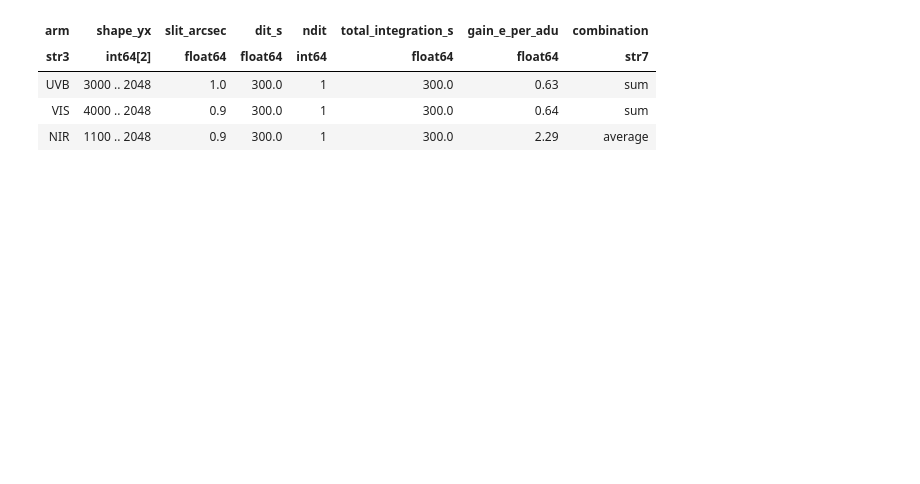
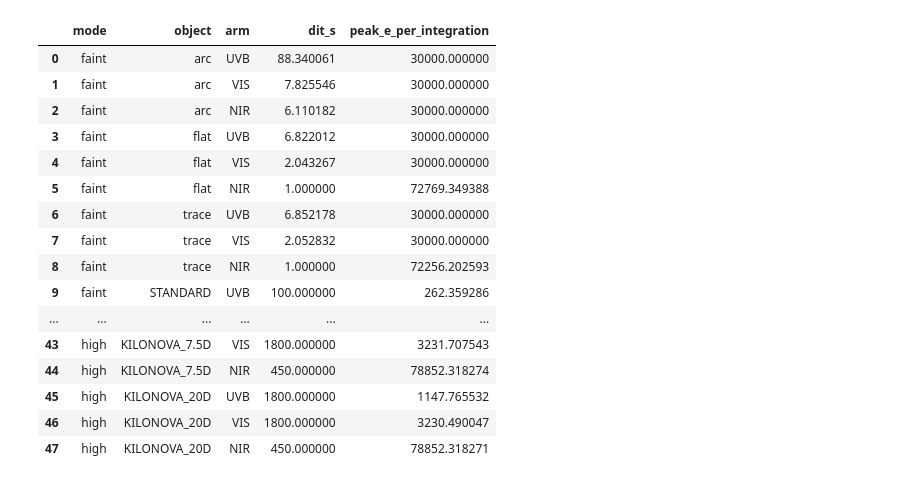
Before and after one commit to CaltechOpticalObservatories/zs-scopesim, a Jupyter notebook: notebooks/01_Kilonovae_XSHOOTER.ipynb, the cells around one changed output. Saved outputs shown, nothing was run; the diff lists cells and outputs as text; code cells hidden in the pictures; blank space fills up the shorter version.

```diff
--- a/notebooks/01_Kilonovae_XSHOOTER.ipynb
+++ b/notebooks/01_Kilonovae_XSHOOTER.ipynb
@@ -63,15 +144,64 @@ train = sim.OpticalTrain(cmds)
 # %%
-train.observe(source)
-readouts = train.readout()
-
-rows = []
-for hdul in readouts:
-    header = hdul[1].header
-    arm = header['ARM']
-    path = output_dir / f'kilonova_{phase:g}d_{arm.lower()}.fits'
-    hdul.writeto(path, overwrite=True)
-    slit_y = train['slits'].wheel_effects[header['DET_ID']].current_slit.table['y'].quantity
-    slit_width = (slit_y.max() - slit_y.min()).to_value(u.arcsec)
-    rows.append((arm, hdul[1].data.shape, slit_width, header['DIT'], header['NDIT'], header['EXPTIME'], header['GAIN'], header['COMBINE']))
-Table(rows=rows, names=['arm', 'shape_yx', 'slit_arcsec', 'dit_s', 'ndit', 'total_integration_s', 'gain_e_per_adu', 'combination'])
+for mode, settings in configurations.items():
+    directory = output_dir/mode
+    directory.mkdir(parents=True, exist_ok=True)
+    properties = {'!OBS.mjdobs': MJD, '!OBS.airmass': AIRMASS, '!OBS.seeing': SEEING, '!OBS.brightness': 'dark', '!SIM.random.seed': 62419, '!OBS.dit': 1., '!OBS.ndit': 1} | settings
+    commands = sim.UserCommands(use_instrument='XSHOOTER', set_modes=['SPEC'], properties=properties, ignore_effects=['skycalc_atmosphere'])
+    warning_prevent_sync_alt_ra_dec(commands)
+    train = sim.OpticalTrain(commands)
+    for effect in common_atmosphere:
+        train.optics_manager.add_effect(deepcopy(effect))
+    assert train['shot_noise'].include and train['readout_noise'].include
+    trains[mode] = train
+    frame_files[mode] = {'calibrations': {}, 'science': {}}
+    caldir = directory/'calibrations'
+    # Only the zero-exposure CCD readouts are retained as bias calibrations.
+    observe(train, None, mode, 'bias', disabled=calibration_disabled)
+    bias = current_readout(train, exposure_settings([0., 0., 1.], [1, 1, 1]), mode, caldir, 'bias', 'BIAS', 10)
+    bias_paths = save_readouts(bias, caldir, 'bias', 'BIAS', 'BIAS')
+    bias_paths.pop().unlink()  # The required one-second NIR read is not a bias calibration.
+    frame_files[mode]['calibrations']['bias'] = bias_paths
+    del bias
+    for label, target in [('arc', lamp), ('flat', domeflat), ('trace', short_trace)]:
+        observe(train, target, mode, label, disabled=calibration_disabled)
+        rates = detector_rates(train)
+        dits = [30000/image.max() for image in rates]
+        dits[-1] = max(1., dits[-1])  # ESO NIR noise table starts at one second.
+        for arm, dit, image in zip(ARMS, dits, rates, strict=True):
+            peak_rows.append((mode, label, arm, dit, image.max()*dit))
+        assert rates[-1].max()*dits[-1] < 89000, 'Dim the calibration source before the NIR minimum DIT saturates.'
+        kind = {'arc': 'ARCS', 'flat': 'DOMEFLAT', 'trace': 'TRACE'}[label]
+        electrons = current_readout(train, exposure_settings(dits, [1, 1, 1]), mode, caldir, label, label.upper(), {'arc': 11, 'flat': 12, 'trace': 13}[label])
+        frame_files[mode]['calibrations'][label] = save_readouts(electrons, caldir, label, label.upper(), kind)
+        del electrons, rates
+    print('CALIBRATIONS READY', caldir, flush=True)
+    science_dits = [1800., 1800., 300. if mode == 'faint' else 450.]
+    science_ndits = [2, 2, 12 if mode == 'faint' else 8]
+    science_settings = exposure_settings(science_dits, science_ndits)
+    standard_settings = exposure_settings([100., 100., 100.], [1, 1, 1])
+    # Observe the same blank once; independent readout IDs draw independent pixels for each object.
+    observe(train, None, mode, 'blank rates')
+    blank_files = {}
+    for index, object_name in enumerate(['STANDARD', *science_sources]):
+        exposure = standard_settings if object_name == 'STANDARD' else science_settings
+        electrons = current_readout(train, exposure, mode, directory, object_name.lower()+'_blank', object_name+'_BLANK', 100+index)
+        blank_files[object_name] = save_readouts(electrons, directory/'blanks', object_name.lower(), object_name+'_BLANK', 'SKY')
+        del electrons
+    for index, (object_name, target) in enumerate({'STANDARD': standard, **science_sources}.items()):
+        observe(train, target, mode, object_name)
+        exposure = standard_settings if object_name == 'STANDARD' else science_settings
+        dits = [100.]*3 if object_name == 'STANDARD' else science_dits
+        rates = detector_rates(train)
+        for arm, dit, image in zip(ARMS, dits, rates, strict=True):
+            peak_rows.append((mode, object_name, arm, dit, image.max()*dit))
+        assert rates[-1].max()*dits[-1] < 89000, (mode, object_name, 'Revise NIR cadence before readout.')
+        electrons = current_readout(train, exposure, mode, directory, object_name.lower(), object_name, 200+index)
+        prepared = subtract_saved_blank(electrons, blank_files[object_name])
+        frame_files[mode]['science'][object_name] = save_readouts(prepared, directory/'prepared', object_name.lower(), object_name, 'SCIENCE')
+        del electrons, prepared, rates
+        gc.collect()
+    pd.DataFrame(timings, columns=['mode', 'stage', 'seconds']).to_csv(output_dir/'timings.csv', index=False)
+    pd.DataFrame(peak_rows, columns=['mode', 'object', 'arm', 'dit_s', 'peak_e_per_integration']).to_csv(output_dir/'peaks.csv', index=False)
+    pd.DataFrame(exposure_rows, columns=['mode', 'object', 'arm', 'dit_s', 'ndit', 'on_source_s', 'accumulated_read_noise_e', 'dark_e_s']).to_csv(output_dir/'exposures.csv', index=False)
+display(pd.DataFrame(peak_rows, columns=['mode', 'object', 'arm', 'dit_s', 'peak_e_per_integration']))
 # %% [output]
@@ -79,5 +225,17 @@ Table length=3
-| arm | shape_yx | slit_arcsec | dit_s | ndit | total_integration_s | gain_e_per_adu | combination |
-| str3 | int64[2] | float64 | float64 | int64 | float64 | float64 | str7 |
-| UVB | 3000 .. 2048 | 1.0 | 300.0 | 1 | 300.0 | 0.63 | sum |
-| VIS | 4000 .. 2048 | 0.9 | 300.0 | 1 | 300.0 | 0.64 | sum |
-| NIR | 1100 .. 2048 | 0.9 | 300.0 | 1 | 300.0 | 2.29 | average |
+|  | mode | object | arm | dit_s | peak_e_per_integration |
+| 0 | faint | arc | UVB | 88.340061 | 30000.000000 |
+| 1 | faint | arc | VIS | 7.825546 | 30000.000000 |
+| 2 | faint | arc | NIR | 6.110182 | 30000.000000 |
+| 3 | faint | flat | UVB | 6.822012 | 30000.000000 |
+| 4 | faint | flat | VIS | 2.043267 | 30000.000000 |
+| 5 | faint | flat | NIR | 1.000000 | 72769.349388 |
+| 6 | faint | trace | UVB | 6.852178 | 30000.000000 |
+| 7 | faint | trace | VIS | 2.052832 | 30000.000000 |
+| 8 | faint | trace | NIR | 1.000000 | 72256.202593 |
+| 9 | faint | STANDARD | UVB | 100.000000 | 262.359286 |
+| ... | ... | ... | ... | ... | ... |
+| 43 | high | KILONOVA_7.5D | VIS | 1800.000000 | 3231.707543 |
+| 44 | high | KILONOVA_7.5D | NIR | 450.000000 | 78852.318274 |
+| 45 | high | KILONOVA_20D | UVB | 1800.000000 | 1147.765532 |
+| 46 | high | KILONOVA_20D | VIS | 1800.000000 | 3230.490047 |
+| 47 | high | KILONOVA_20D | NIR | 450.000000 | 78852.318271 |
```
Also changed, not shown: parts of 23 cells of this notebook, 12 other files.
